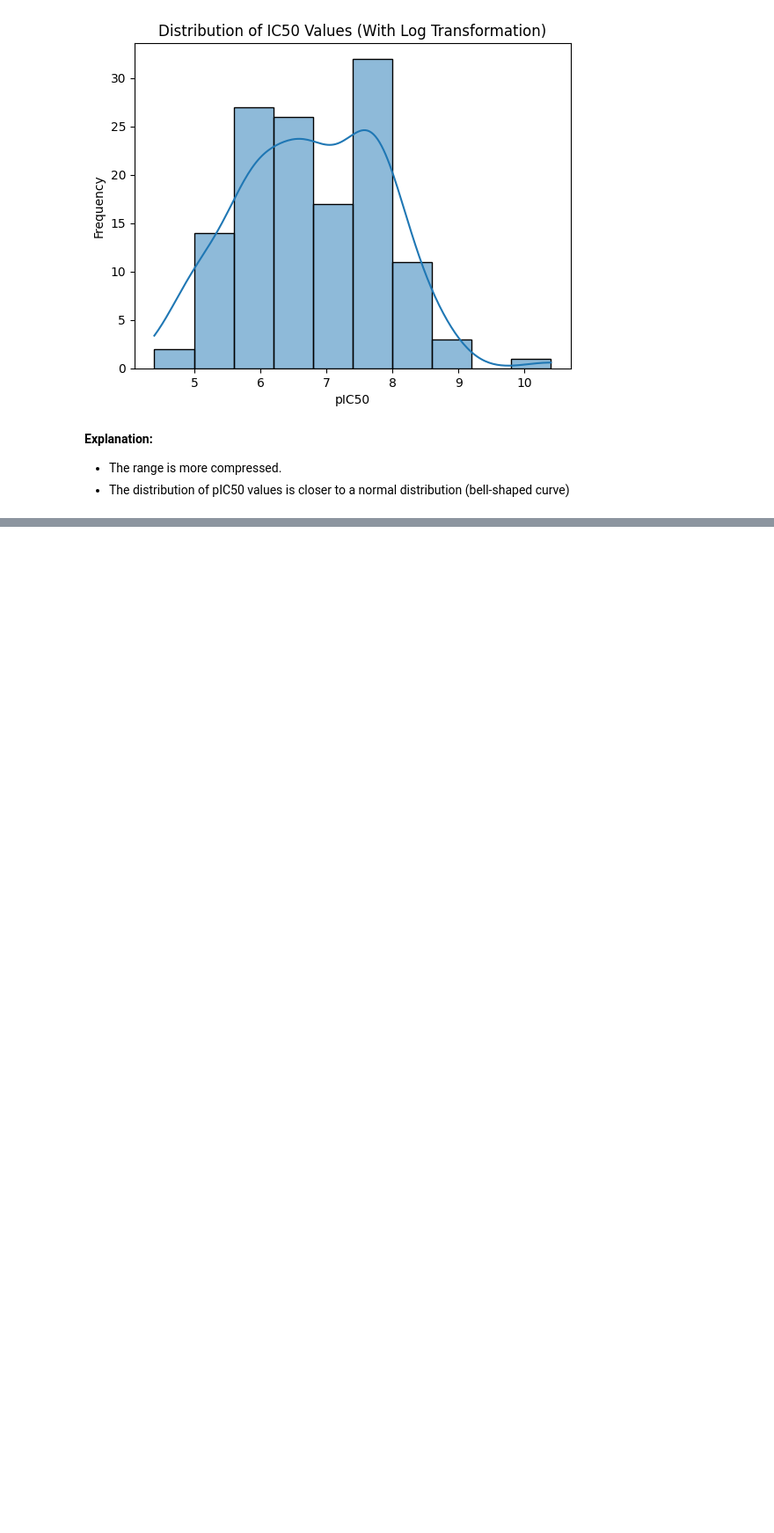
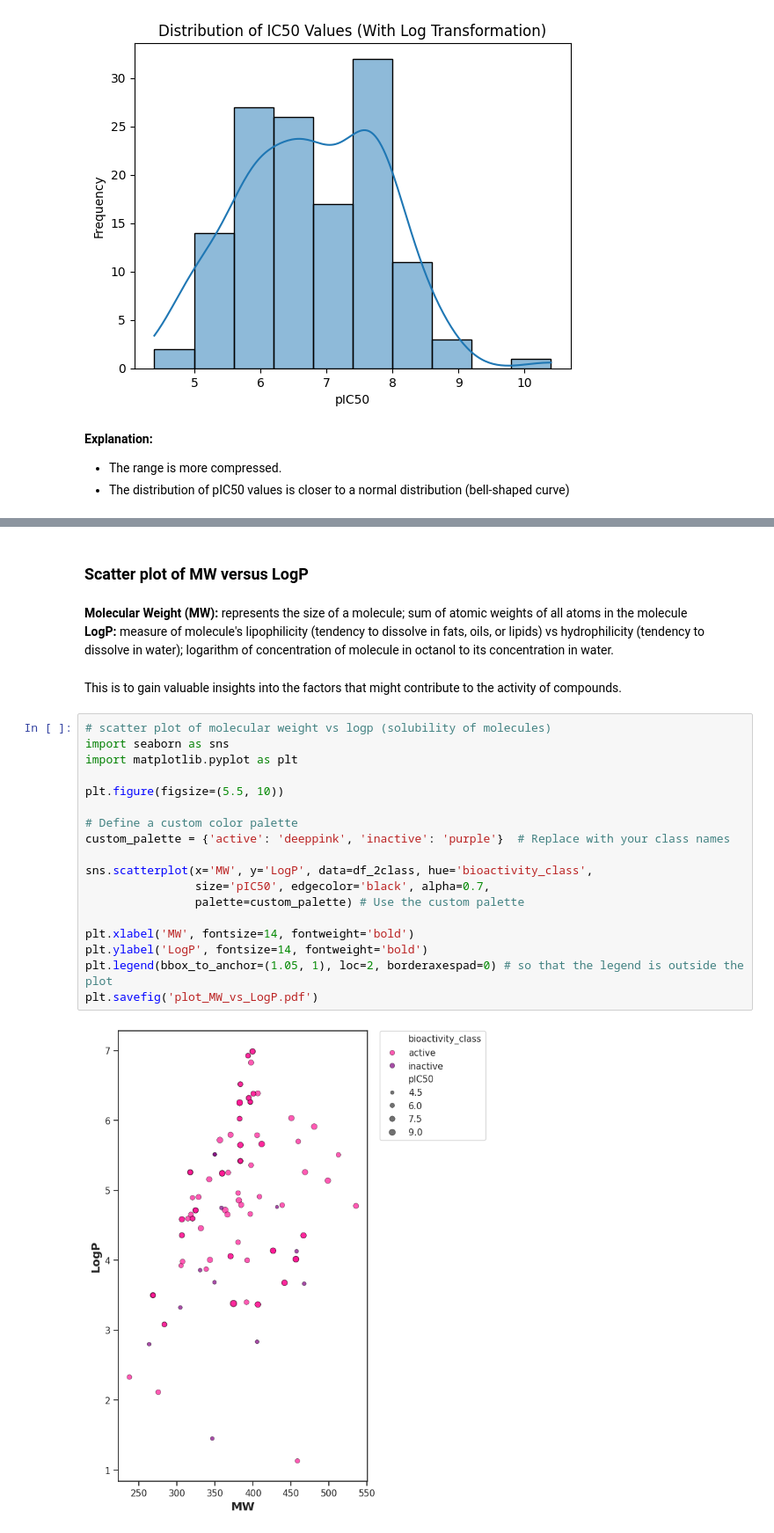
Before and after one commit to samservo09/bioinformatics-bipolar-drug-discovery, a Jupyter notebook: 2-eda.ipynb, the cells around one changed output, grey strips where cells are left out. Shown at 88% size. Cells and saved outputs as stored; diff of their text form; blank space fills up the shorter version.

```diff
--- a/2-eda.ipynb
+++ b/2-eda.ipynb
@@ -325,0 +410,27 @@ plt.show()
+# %% [markdown]
+### Scatter plot of MW versus LogP
+# %% [markdown]
+**Molecular Weight (MW):** represents the size of a molecule; sum of atomic weights of all atoms in the molecule <br>
+**LogP:** measure of molecule's lipophilicity (tendency to dissolve in fats, oils, or lipids) vs hydrophilicity (tendency to dissolve in water); logarithm of concentration of molecule in octanol to its concentration in water.
+# %% [markdown]
+This is to gain valuable insights into the factors that might contribute to the activity of compounds.
+# %%
+# scatter plot of molecular weight vs logp (solubility of molecules)
+import seaborn as sns
+import matplotlib.pyplot as plt
+
+plt.figure(figsize=(5.5, 10))
+
+# Define a custom color palette
+custom_palette = {'active': 'deeppink', 'inactive': 'purple'}  # Replace with your class names
+
+sns.scatterplot(x='MW', y='LogP', data=df_2class, hue='bioactivity_class',
+                size='pIC50', edgecolor='black', alpha=0.7,
+                palette=custom_palette) # Use the custom palette
+
+plt.xlabel('MW', fontsize=14, fontweight='bold')
+plt.ylabel('LogP', fontsize=14, fontweight='bold')
+plt.legend(bbox_to_anchor=(1.05, 1), loc=2, borderaxespad=0) # so that the legend is outside the plot
+plt.savefig('plot_MW_vs_LogP.pdf')
+# %% [output]
+[figure, added]
```
Also changed, not shown: parts of 20 cells of this notebook.
